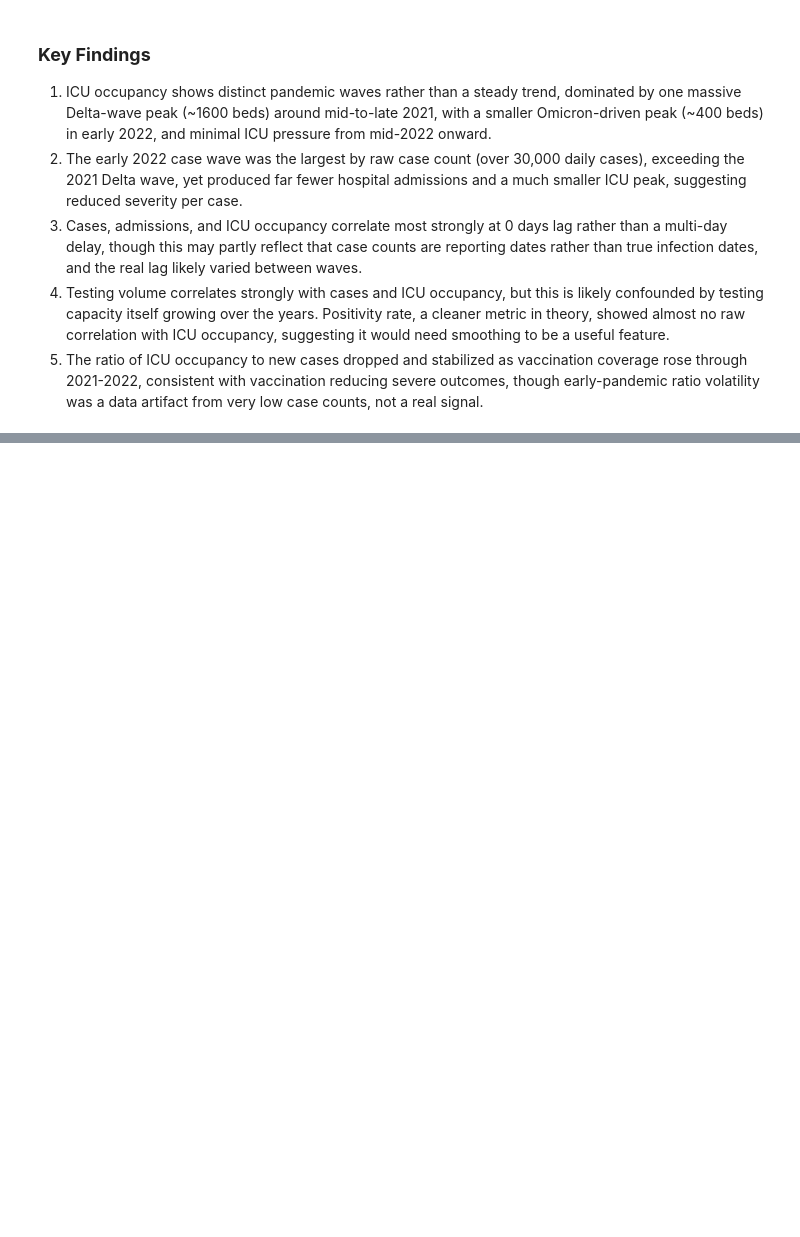
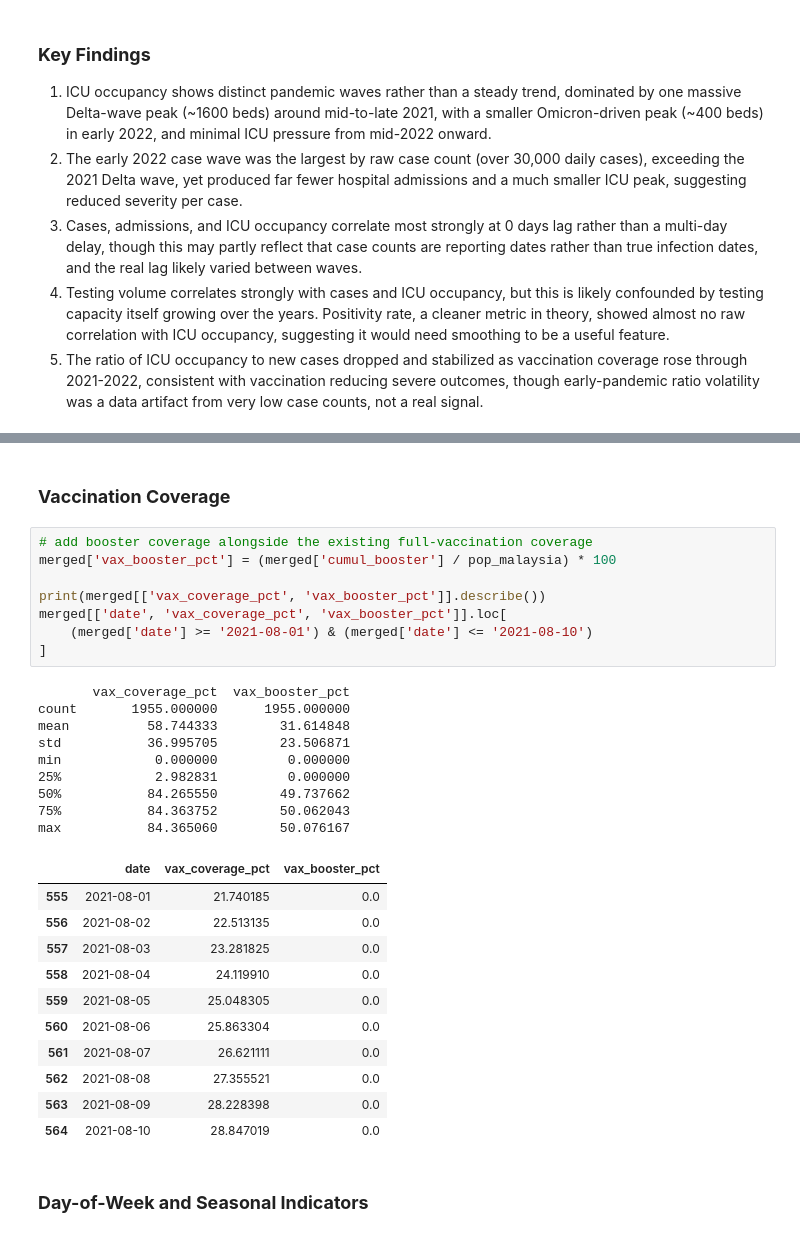
Before and after one commit to peishuen/Malaysia-ICU-Bed-Demand-Forecasting, a Jupyter notebook: analysis.ipynb, the cells around one changed output, grey strips where cells are left out. Saved outputs shown, nothing was run; the diff lists cells and outputs as text; blank space fills up the shorter version.

```diff
--- a/analysis.ipynb
+++ b/analysis.ipynb
@@ -524,0 +627,33 @@ print(merged.loc[merged["date"] == merged["date"].max(), ["date", "vax_coverage_
+# %% [markdown]
+### **Vaccination Coverage**
+# %%
+# add booster coverage alongside the existing full-vaccination coverage
+merged['vax_booster_pct'] = (merged['cumul_booster'] / pop_malaysia) * 100
+
+print(merged[['vax_coverage_pct', 'vax_booster_pct']].describe())
+merged[['date', 'vax_coverage_pct', 'vax_booster_pct']].loc[
+    (merged['date'] >= '2021-08-01') & (merged['date'] <= '2021-08-10')
+]
+# %% [output]
+       vax_coverage_pct  vax_booster_pct
+count       1955.000000      1955.000000
+mean          58.744333        31.614848
+std           36.995705        23.506871
+min            0.000000         0.000000
+25%            2.982831         0.000000
+50%           84.265550        49.737662
+75%           84.363752        50.062043
+max           84.365060        50.076167
+|  | date | vax_coverage_pct | vax_booster_pct |
+| 555 | 2021-08-01 | 21.740185 | 0.0 |
+| 556 | 2021-08-02 | 22.513135 | 0.0 |
+| 557 | 2021-08-03 | 23.281825 | 0.0 |
+| 558 | 2021-08-04 | 24.119910 | 0.0 |
+| 559 | 2021-08-05 | 25.048305 | 0.0 |
+| 560 | 2021-08-06 | 25.863304 | 0.0 |
+| 561 | 2021-08-07 | 26.621111 | 0.0 |
+| 562 | 2021-08-08 | 27.355521 | 0.0 |
+| 563 | 2021-08-09 | 28.228398 | 0.0 |
+| 564 | 2021-08-10 | 28.847019 | 0.0 |
+# %% [markdown]
+### **Day-of-Week and Seasonal Indicators**
```
Also changed, not shown: parts of 10 cells of this notebook.
